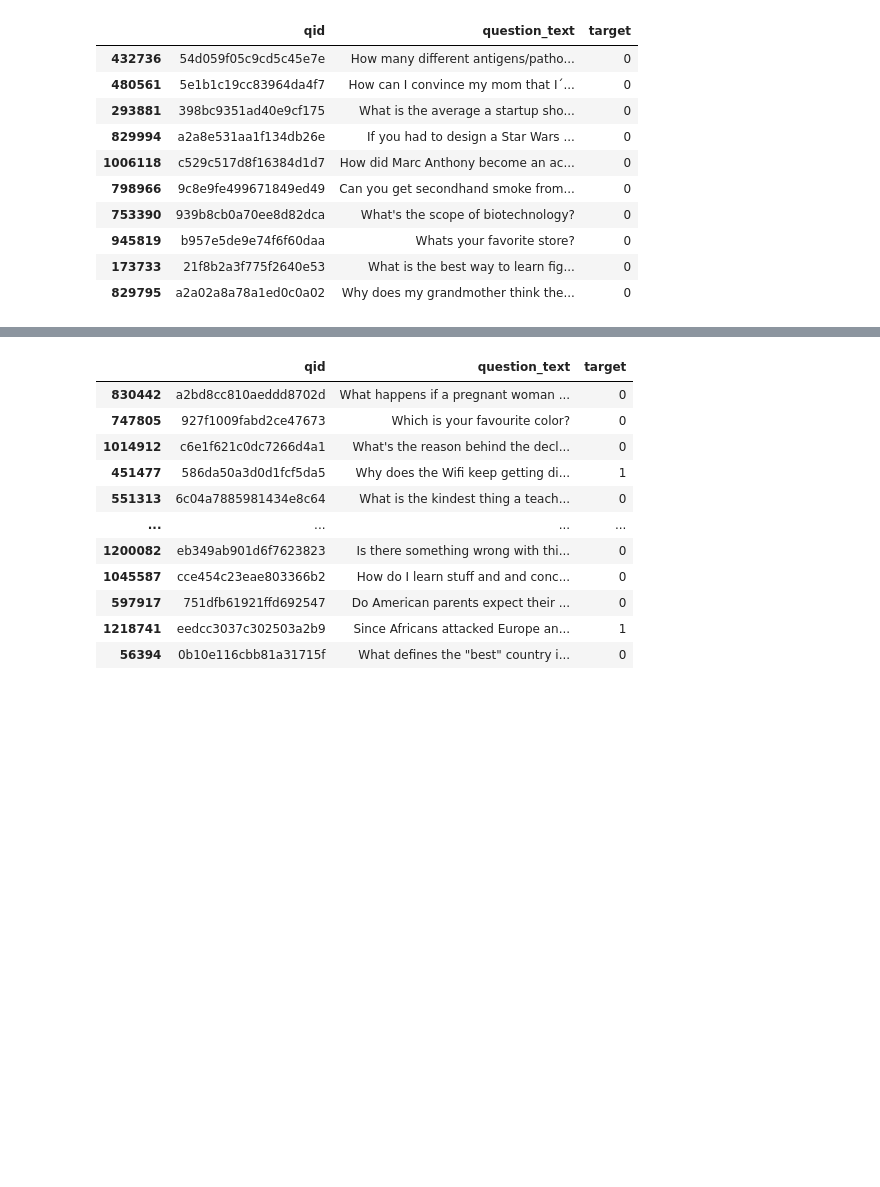
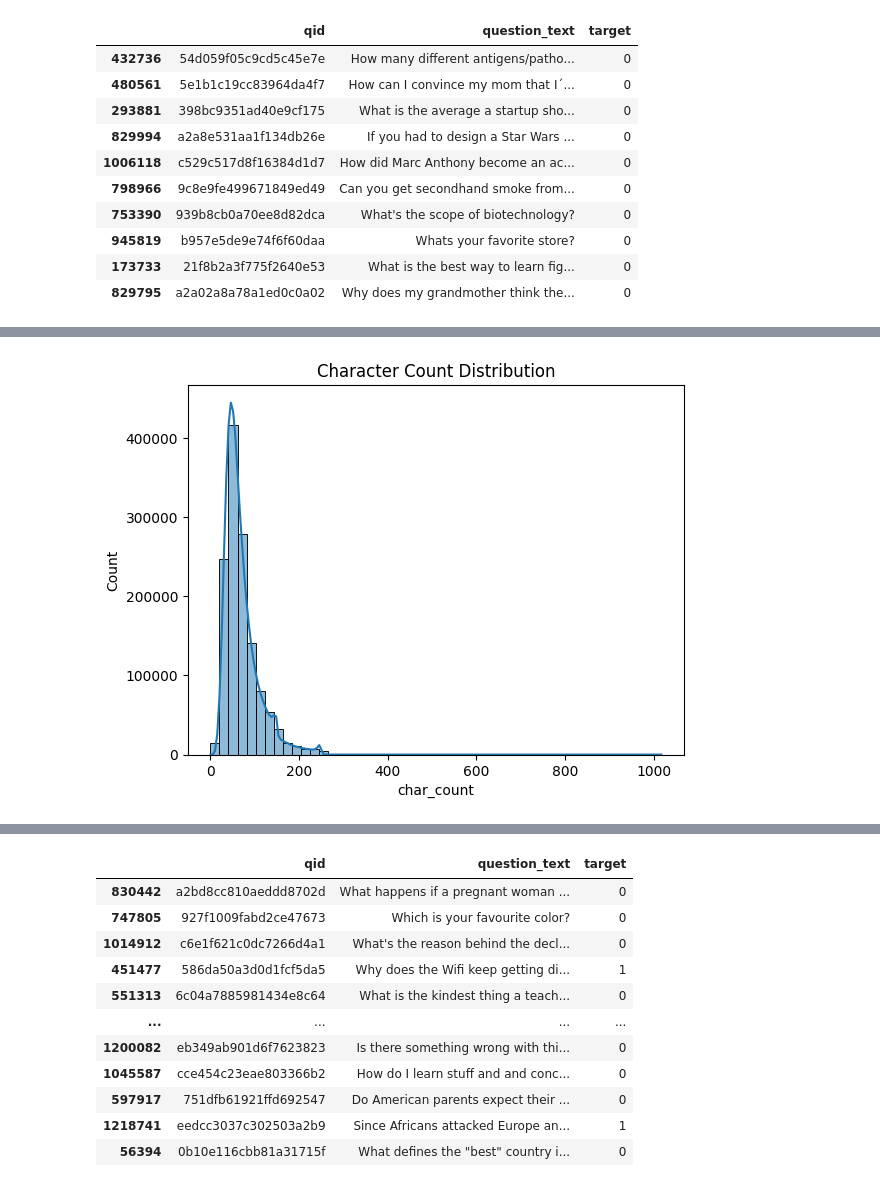
Before and after one commit to thugge254/Neural-Networks-and-Deep-Learning-with-PyTorch, a Jupyter notebook: Neural_Networks_and_Deep_Learning.ipynb, the cells around one changed output, grey strips where cells are left out. Saved outputs shown, nothing was run; the diff lists cells and outputs as text; code cells hidden in the pictures; blank space fills up the shorter version.

```diff
--- a/Neural_Networks_and_Deep_Learning.ipynb
+++ b/Neural_Networks_and_Deep_Learning.ipynb
@@ -108,0 +144,10 @@ sample_df = raw_df.sample(SAMPLE_SIZE)
+# %%
+raw_df.char_count = raw_df['question_text'].apply(len)
+raw_df.word_count = raw_df['question_text'].apply(lambda x: len(x.split()))
+
+# Plot distributions
+sns.histplot(raw_df.char_count, bins=50, kde=True)
+plt.title('Character Count Distribution')
+plt.show()
+# %% [output]
+[figure, added]
```
Also changed, not shown: parts of 22 cells of this notebook.
